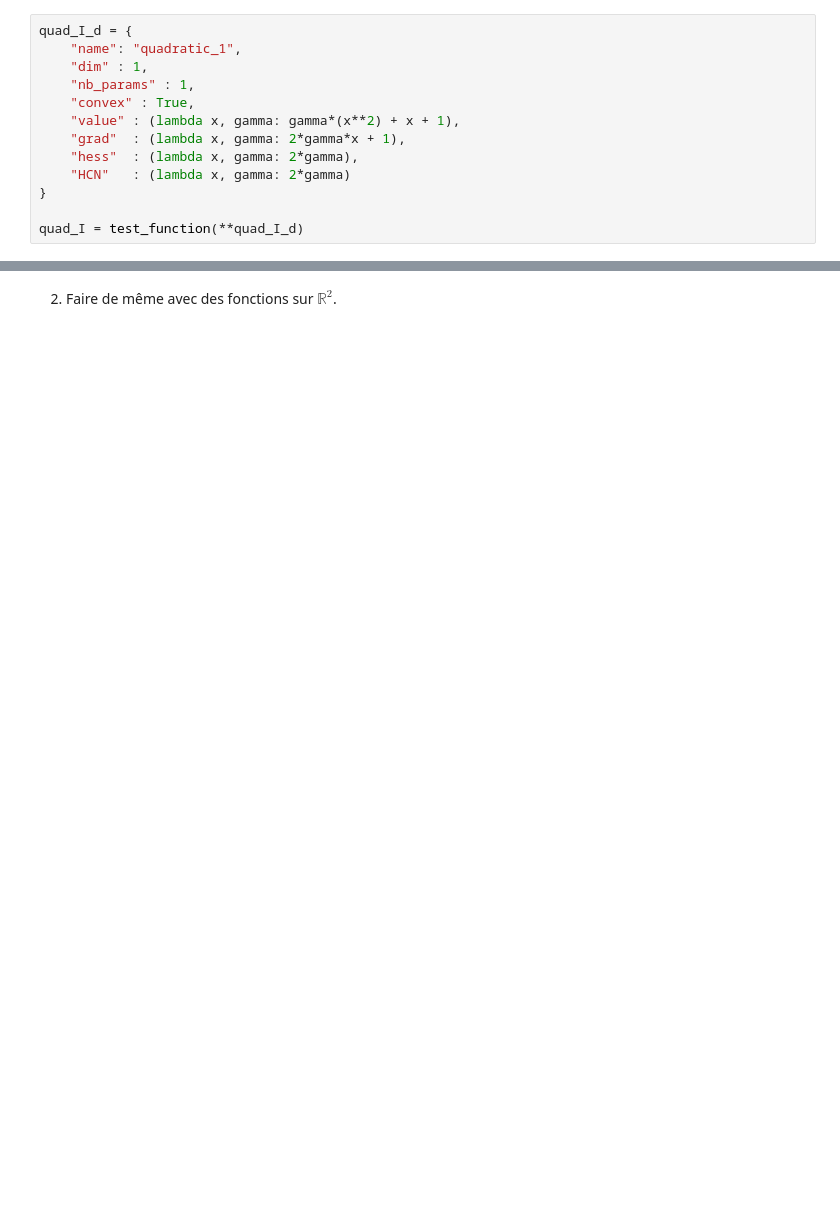
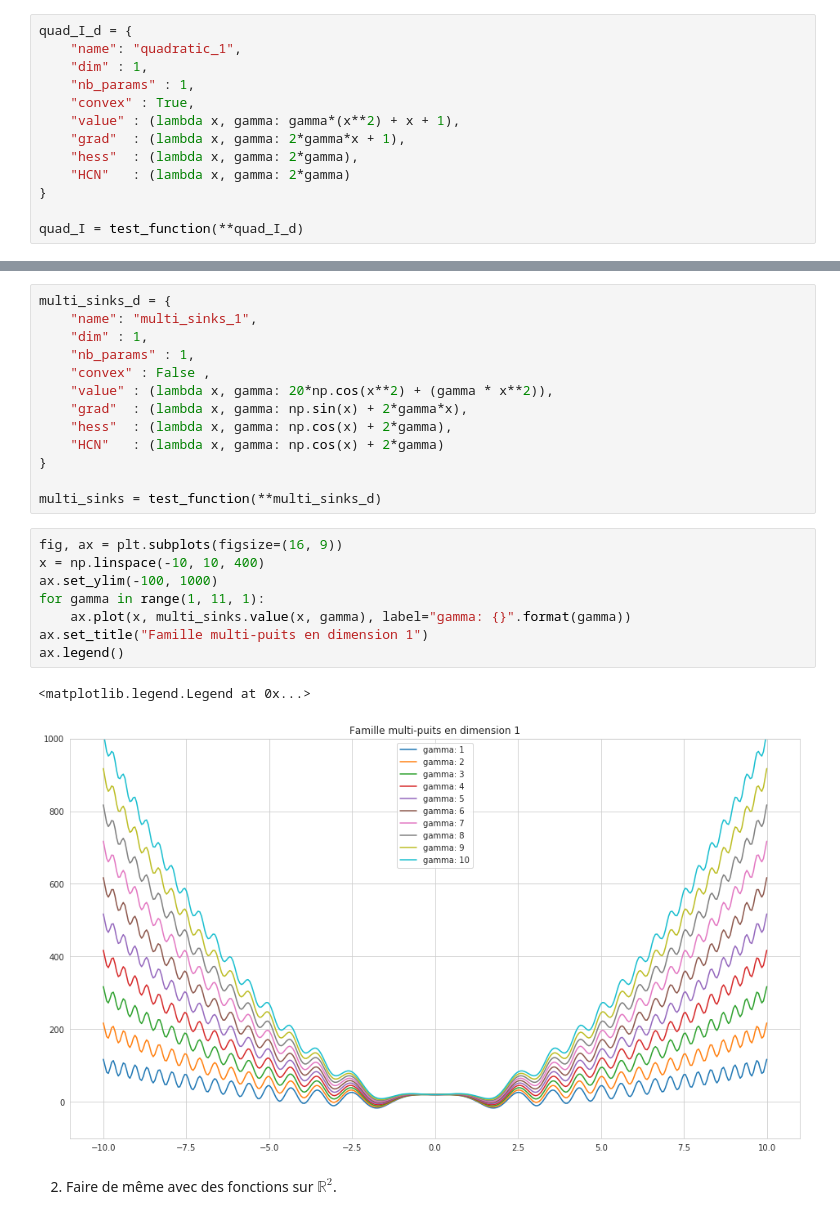
Before and after one commit to bashardudin/Epita-SCIA-OCVX, a Jupyter notebook: Notebooks/TP -- GradientDescent.ipynb, the cells around one changed output, grey strips where cells are left out. Cells and saved outputs as stored; diff of their text form; blank space fills up the shorter version.

```diff
--- a/Notebooks/TP -- GradientDescent.ipynb
+++ b/Notebooks/TP -- GradientDescent.ipynb
@@ -97,2 +145,26 @@ ax.legend()
+# %%
+multi_sinks_d = {
+    "name": "multi_sinks_1",
+    "dim" : 1,
+    "nb_params" : 1,
+    "convex" : False ,
+    "value" : (lambda x, gamma: 20*np.cos(x**2) + (gamma * x**2)),
+    "grad"  : (lambda x, gamma: np.sin(x) + 2*gamma*x),
+    "hess"  : (lambda x, gamma: np.cos(x) + 2*gamma),
+    "HCN"   : (lambda x, gamma: np.cos(x) + 2*gamma)
+}
+
+multi_sinks = test_function(**multi_sinks_d)
+# %%
+fig, ax = plt.subplots(figsize=(16, 9))
+x = np.linspace(-10, 10, 400)
+ax.set_ylim(-100, 1000)
+for gamma in range(1, 11, 1):
+    ax.plot(x, multi_sinks.value(x, gamma), label="gamma: {}".format(gamma))
+ax.set_title("Famille multi-puits en dimension 1")
+ax.legend()
+# %% [output]
+<matplotlib.legend.Legend at 0x...>
+[figure, added]
 # %% [markdown]
 2. Faire de même avec des fonctions sur $\mathbb{R}^2$.
```
Also changed, not shown: parts of 41 cells of this notebook, 1 other file.
